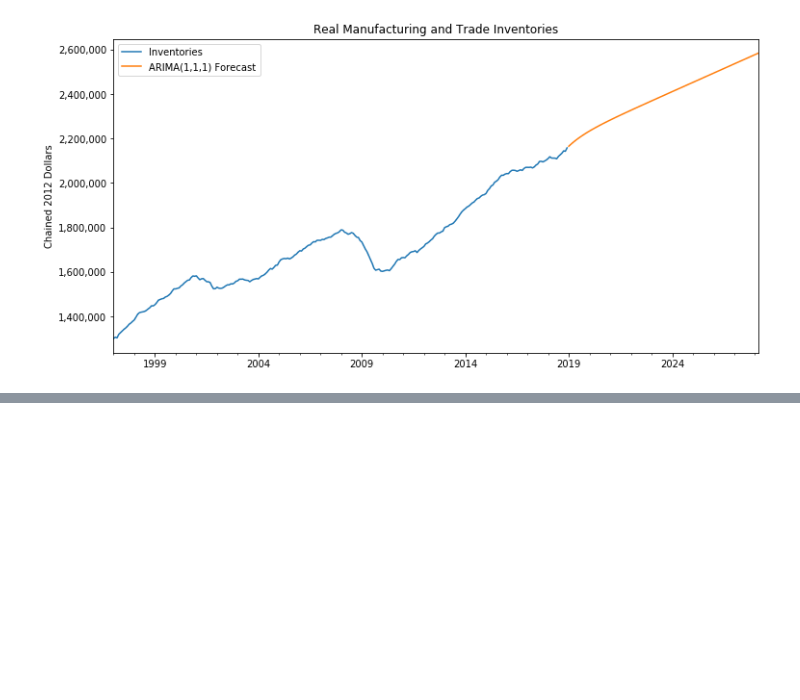
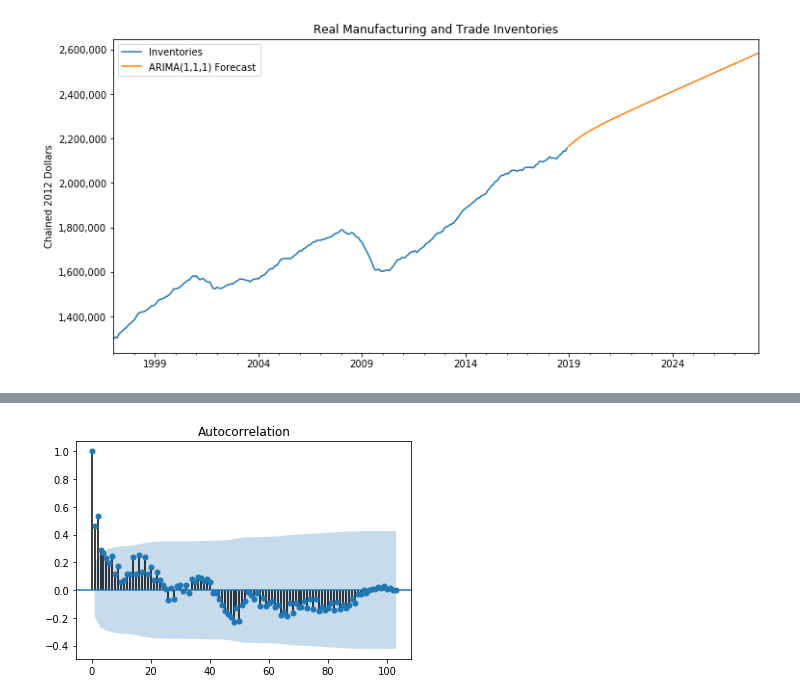
Before and after one commit to ywchiu/ctbcpy, a Jupyter notebook: Demo20190506.ipynb, the cells around one changed output, grey strips where cells are left out. Saved outputs shown, nothing was run; the diff lists cells and outputs as text; code cells hidden in the pictures; blank space fills up the shorter version.

```diff
--- a/Demo20190506.ipynb
+++ b/Demo20190506.ipynb
@@ -1391,0 +1427,4 @@ ax.yaxis.set_major_formatter(formatter);
+# %%
+plot_acf(df['Applications']);
+# %% [output]
+[figure, added]
```
Also changed, not shown: parts of 19 cells of this notebook.
